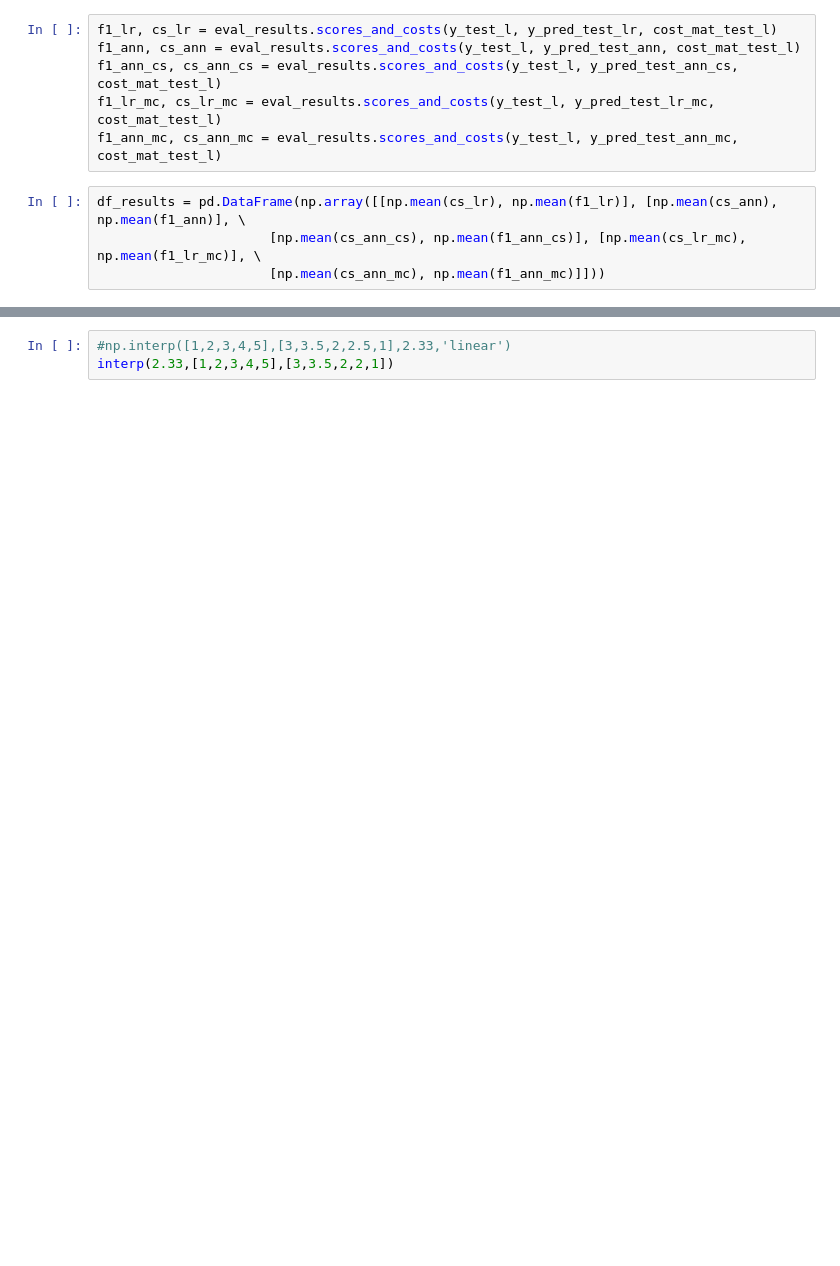
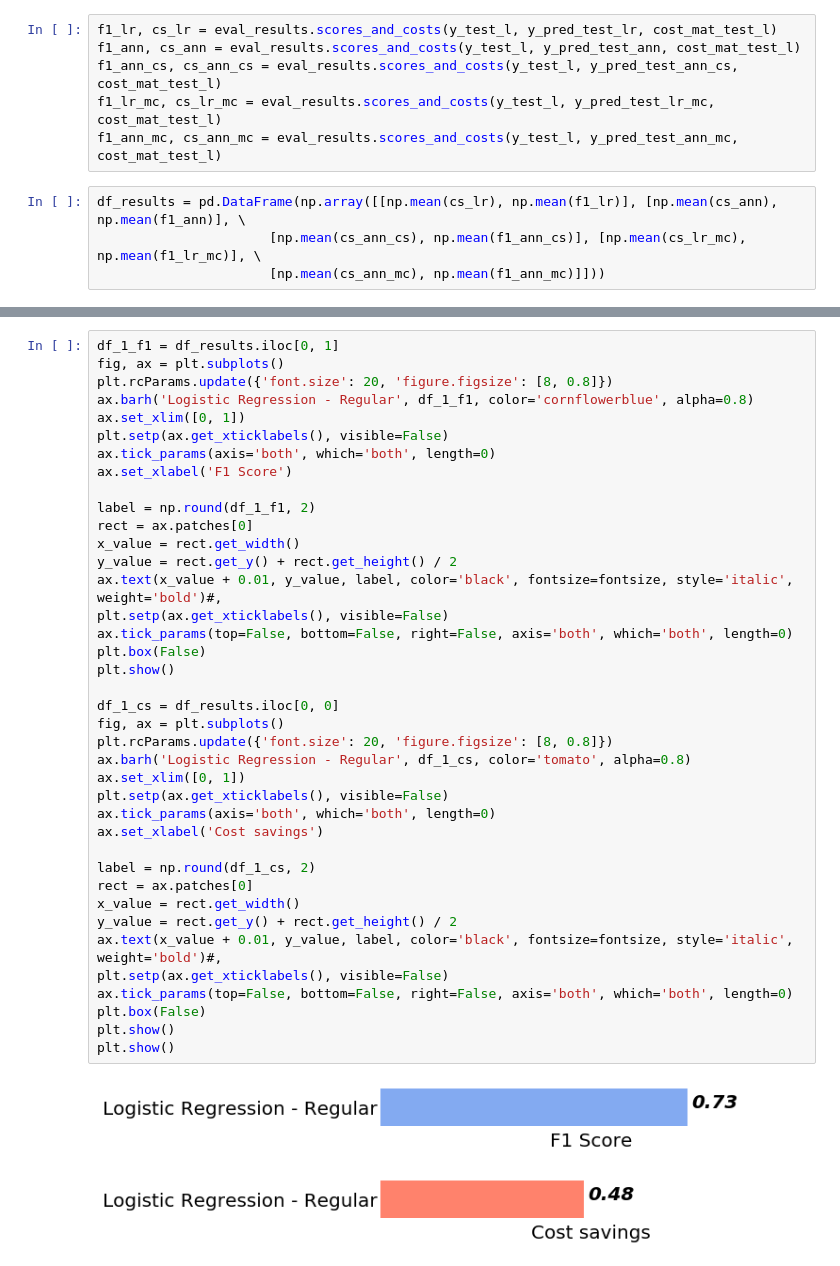
Before and after one commit to roman807/Fraud-Detection, a Jupyter notebook: results.ipynb, the cells around one changed output, grey strips where cells are left out. Saved outputs shown, nothing was run; the diff lists cells and outputs as text; blank space fills up the shorter version.

```diff
--- a/results.ipynb
+++ b/results.ipynb
@@ -143,3 +143,42 @@ plt.show()
-# %%
-#np.interp([1,2,3,4,5],[3,3.5,2,2.5,1],2.33,'linear')
-interp(2.33,[1,2,3,4,5],[3,3.5,2,2,1])
+# %%
+df_1_f1 = df_results.iloc[0, 1]
+fig, ax = plt.subplots()
+plt.rcParams.update({'font.size': 20, 'figure.figsize': [8, 0.8]})
+ax.barh('Logistic Regression - Regular', df_1_f1, color='cornflowerblue', alpha=0.8)
+ax.set_xlim([0, 1])
+plt.setp(ax.get_xticklabels(), visible=False)
+ax.tick_params(axis='both', which='both', length=0)
+ax.set_xlabel('F1 Score')
+
+label = np.round(df_1_f1, 2)
+rect = ax.patches[0]
+x_value = rect.get_width()
+y_value = rect.get_y() + rect.get_height() / 2
+ax.text(x_value + 0.01, y_value, label, color='black', fontsize=fontsize, style='italic', weight='bold')#,
+plt.setp(ax.get_xticklabels(), visible=False)
+ax.tick_params(top=False, bottom=False, right=False, axis='both', which='both', length=0)
+plt.box(False)
+plt.show()
+
+df_1_cs = df_results.iloc[0, 0]
+fig, ax = plt.subplots()
+plt.rcParams.update({'font.size': 20, 'figure.figsize': [8, 0.8]})
+ax.barh('Logistic Regression - Regular', df_1_cs, color='tomato', alpha=0.8)
+ax.set_xlim([0, 1])
+plt.setp(ax.get_xticklabels(), visible=False)
+ax.tick_params(axis='both', which='both', length=0)
+ax.set_xlabel('Cost savings')
+
+label = np.round(df_1_cs, 2)
+rect = ax.patches[0]
+x_value = rect.get_width()
+y_value = rect.get_y() + rect.get_height() / 2
+ax.text(x_value + 0.01, y_value, label, color='black', fontsize=fontsize, style='italic', weight='bold')#,
+plt.setp(ax.get_xticklabels(), visible=False)
+ax.tick_params(top=False, bottom=False, right=False, axis='both', which='both', length=0)
+plt.box(False)
+plt.show()
+plt.show()
+# %% [output]
+[figure, added]
+[figure, added]
```
Also changed, not shown: parts of 7 cells of this notebook.
